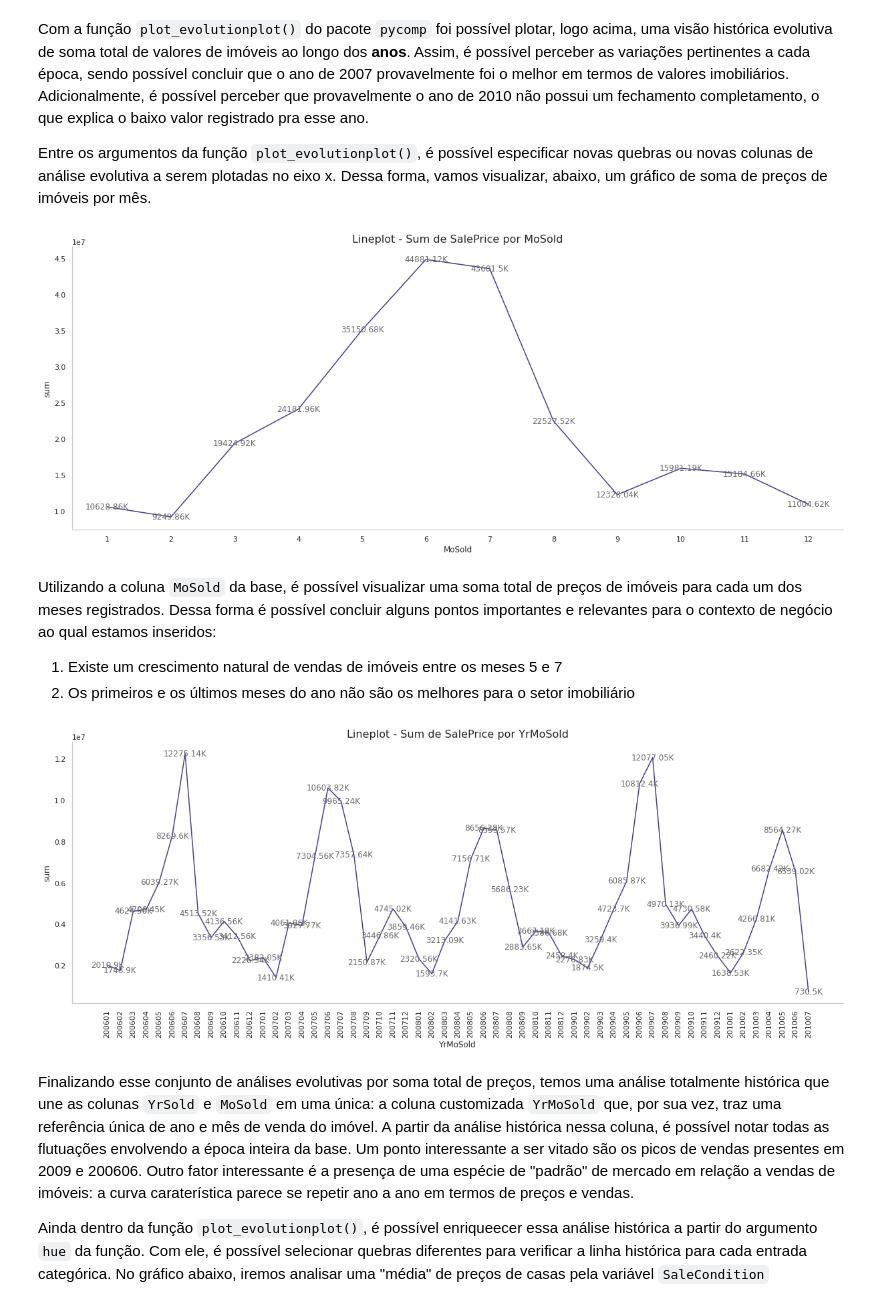
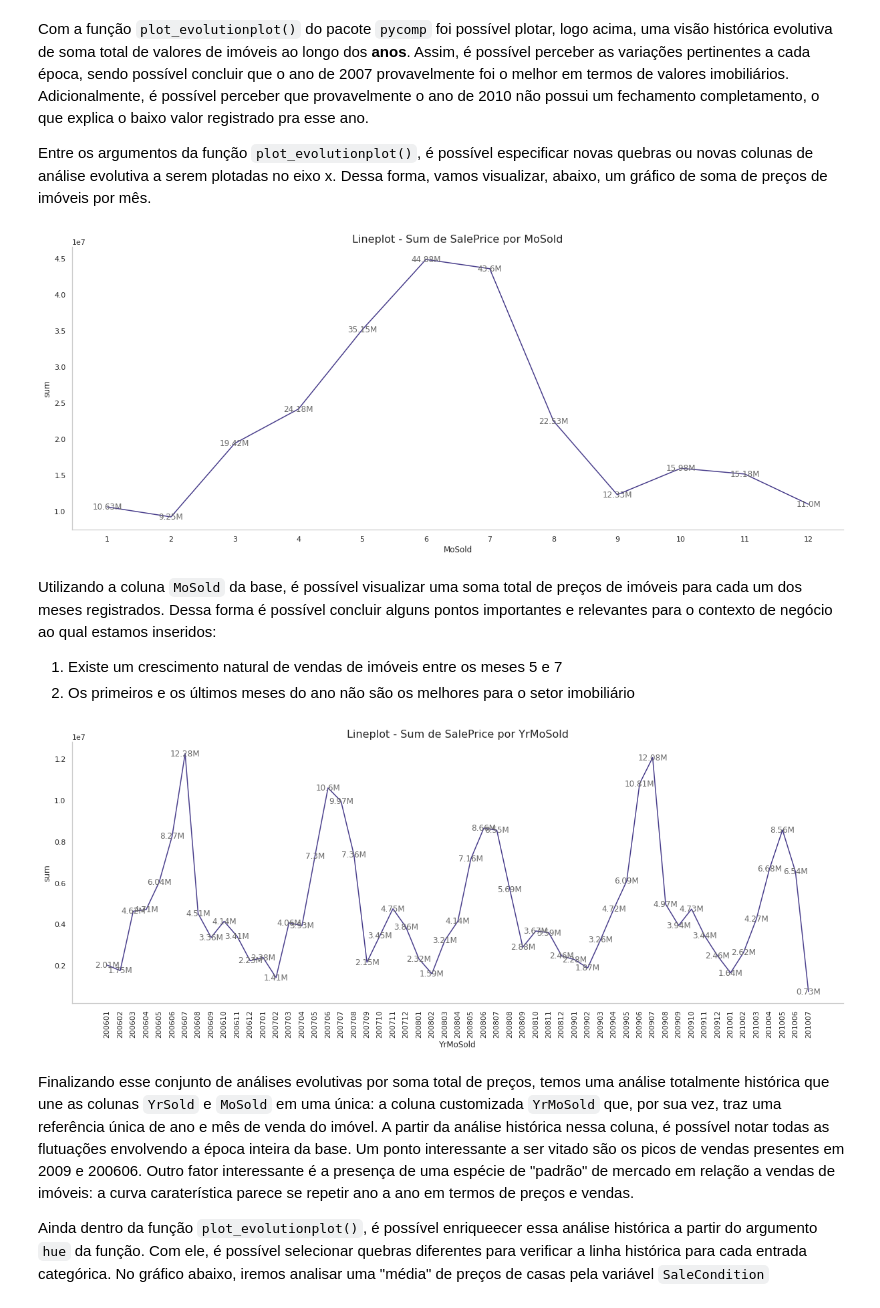
Before and after one commit to ThiagoPanini/pycomp, a Jupyter notebook: examples/housing-prices/Prevendo Preços de Imóveis.ipynb, the cells around one changed output. Drawn from its saved outputs; the diff is of its cells as text; code cells hidden in the pictures.

```diff
--- a/examples/housing-prices/Prevendo Preços de Imóveis.ipynb
+++ b/examples/housing-prices/Prevendo Preços de Imóveis.ipynb
@@ -450,9 +310,10 @@ Com a função `plot_evolutionplot()` do pacote `pycomp` foi possível plotar, l
 
 Entre os argumentos da função `plot_evolutionplot()`, é possível especificar novas quebras ou novas colunas de análise evolutiva a serem plotadas no eixo x. Dessa forma, vamos visualizar, abaixo, um gráfico de soma de preços de imóveis por mês.
 # %%
-plot_evolutionplot(df=df, x='MoSold', y='SalePrice', agg_type='sum', date_col=False, x_rot=0)
+plot_evolutionplot(df=df, x='MoSold', y='SalePrice', agg_type='sum', date_col=False, x_rot=0,
+                   label_aggreg='M')
 # %% [output]
-[figure, old version]
+[figure, new version]
 # %% [markdown]
 Utilizando a coluna `MoSold` da base, é possível visualizar uma soma total de preços de imóveis para cada um dos meses registrados. Dessa forma é possível concluir alguns pontos importantes e relevantes para o contexto de negócio ao qual estamos inseridos:
 
@@ -460,9 +321,9 @@ Utilizando a coluna `MoSold` da base, é possível visualizar uma soma total de
 2. Os primeiros e os últimos meses do ano não são os melhores para o setor imobiliário
 # %%
 df['YrMoSold'] = (df['YrSold'] * 100 + df['MoSold'])
-plot_evolutionplot(df=df, x='YrMoSold', y='SalePrice', agg_type='sum', date_col=False)
+plot_evolutionplot(df=df, x='YrMoSold', y='SalePrice', agg_type='sum', date_col=False, label_aggreg='M')
 # %% [output]
-[figure, old version]
+[figure, new version]
 # %% [markdown]
 Finalizando esse conjunto de análises evolutivas por soma total de preços, temos uma análise totalmente histórica que une as colunas `YrSold` e `MoSold` em uma única: a coluna customizada `YrMoSold` que, por sua vez, traz uma referência única de ano e mês de venda do imóvel. A partir da análise histórica nessa coluna, é possível notar todas as flutuações envolvendo a época inteira da base. Um ponto interessante a ser vitado são os picos de vendas presentes em 2009 e 200606. Outro fator interessante é a presença de uma espécie de "padrão" de mercado em relação a vendas de imóveis: a curva caraterística parece se repetir ano a ano em termos de preços e vendas.
 
```
Also changed, not shown: parts of 55 cells of this notebook, 3 other files.
